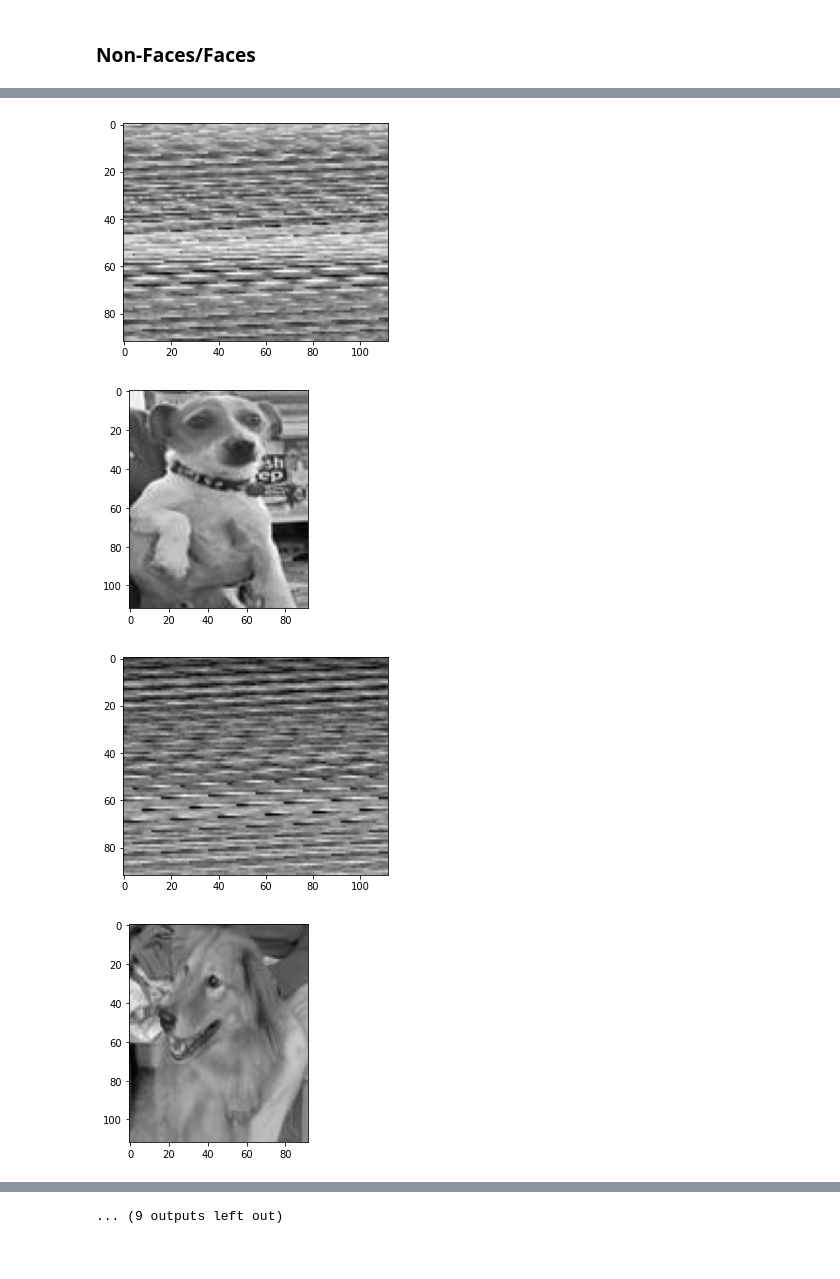
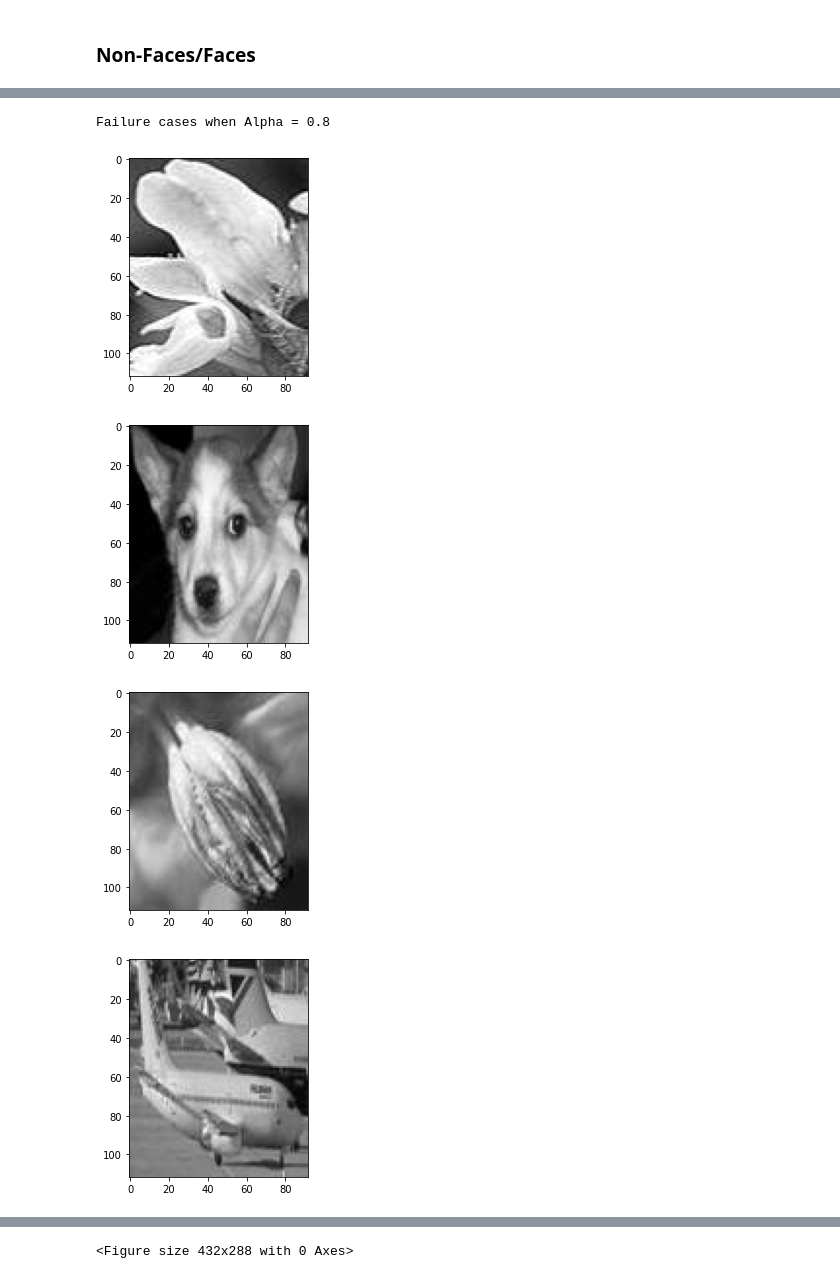
Before and after one commit to hana-magdy/Face-Recognition, a Jupyter notebook: FaceRecognition.ipynb, the cells around one changed output, grey strips where cells are left out. Saved outputs shown, nothing was run; the diff lists cells and outputs as text; code cells hidden in the pictures.

```diff
--- a/FaceRecognition.ipynb
+++ b/FaceRecognition.ipynb
@@ -742,16 +663,14 @@ Accuracy of 0.95 =
 # %%
-Reconstruction08 = (np.dot(projected_training08_2,Reduced_Eigenvectors08_2.T))+FaceTraining.mean(axis=0)
+print("Failure cases when Alpha = 0.8")
 
-for i in range(len(Faces_NonFaces_Labels)):
- if Tested_Labels08_2[i] != Faces_NonFaces_Labels[i]:
-    data=Reconstruction08[i]
-    data = np.reshape(data, (92, 112))
-    plt.imshow(data, cmap='gray');
+for i in range(len(Tested_Labels08_2)):
+  if Tested_Labels08_2[i] != Faces_NonFaces_Labels[i]:
+    data1 = FaceTesting[i].reshape(112, 92)
+    plt.imshow(data1, cmap='gray');
     plt.figure()
-    plt.imshow(FaceTraining[i].reshape(112,92), cmap='gray');
-    plt.figure()
 # %% [output]
+Failure cases when Alpha = 0.8
-[figure, old version]
+[figure, new version]
-[figure, old version]
+[figure, new version]
-[figure, old version]
+[figure, new version]
-[figure, old version]
+[figure, new version]
@@ -766 +682 @@ for i in range(len(Faces_NonFaces_Labels)):
-... (9 outputs left out)
+<Figure size 432x288 with 0 Axes>
```
Also changed, not shown: parts of 80 cells of this notebook.
